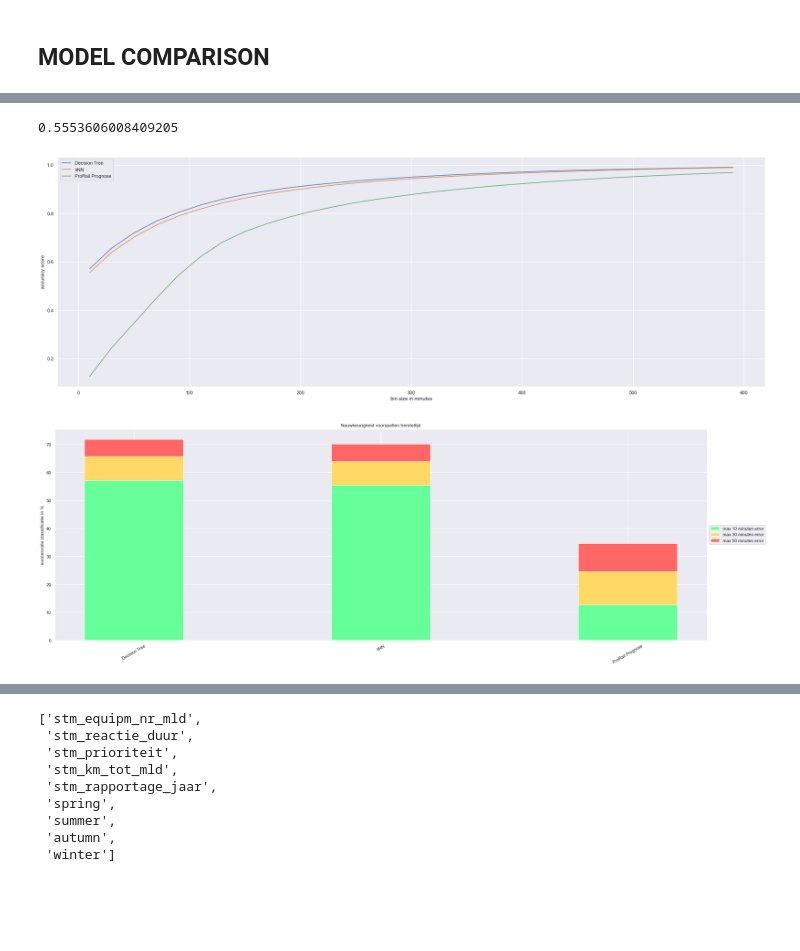
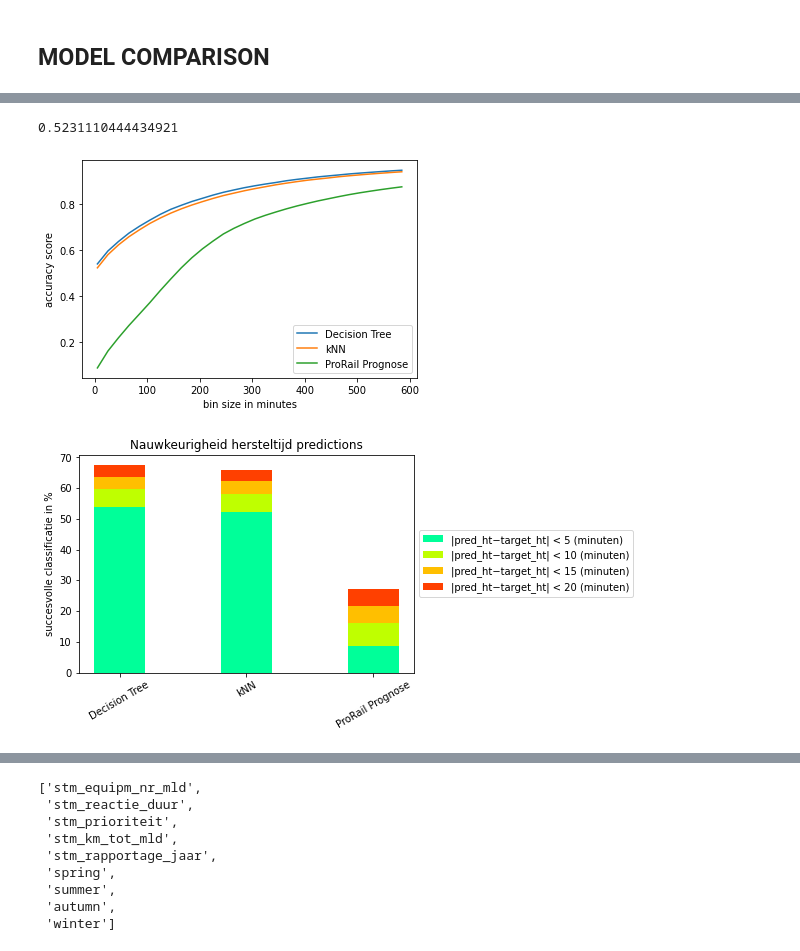
Before and after one commit to Verrem98/Prorail_project, a Jupyter notebook: base_model.ipynb, the cells around one changed output, grey strips where cells are left out. Drawn from its saved outputs; the diff is of its cells as text; code cells hidden in the pictures; blank space fills up the shorter version.

Commit message:
Bin size kleiner gemaakt, modellen verbeterd, ML graph aangepast

```diff
--- a/base_model.ipynb
+++ b/base_model.ipynb
@@ -43,6 +43,9 @@ def get_accuracy(r,zip_list):
 # %% [markdown]
 <h2>Data Cleaning </h2>
 # %%
+# we willen alleen durations die niet gelijk zijn aan 0 en kleiner zijn dan 8 uur
+df = df[(df.stm_fh_duur != 0) & (df.stm_fh_duur <= 480)]
+
 # ik zorg er hier voor dat de 'stm_progfh_in_duur' kolom naar floats gecast wordt
 df.stm_progfh_in_duur = df.stm_progfh_in_duur.apply(lambda x: float(str(x).replace('-','').replace('*','').strip()))
 
@@ -76,16 +79,15 @@ cg = pd.read_excel('Contractgebiedcodes.xlsx') #Contract gebied storing
 cg = cg.rename(columns={'Code': 'stm_contractgeb_gst'})
 df = df.merge(cg, on = 'stm_contractgeb_gst', how = 'outer')
 
+
+
 # maak target var bins zodat we classification kunnen gebruiken
-error_margin  = 10
-bins = [x for x in range(0,900,error_margin)]
+error_margin  = 5
+bins = [x for x in range(0,480,error_margin)]
 labels = [x for x in range(1,len(bins))]
 df['duration_bin'] = pd.cut(df['stm_fh_duur'], bins = bins, labels=labels)
 
 
-# we willen alleen durations die niet gelijk zijn aan 0 en kleiner zijn dan 8 uur
-df = df[(df.stm_fh_duur != 0) & (df.duration_bin <= 48)]
-
 
 # kolom voor meltijd h
 df['meldtijd_h'] = df.stm_sap_meldtijd.str.split(':').str[0]
@@ -189,3 +177,0 @@ dtype: float64
-# %%
-sns.set(rc = {'figure.figsize':(30,10)})
-sns.heatmap(corrMatrix, annot=True)
@@ -204,76 +183,72 @@ kn_df = df[['duration_bin','stm_equipm_nr_mld','stm_reactie_duur', 'stm_priorite
 X = kn_df.drop(columns = ['duration_bin'])
 y = kn_df.duration_bin
 
+
 X_train_kn, X_test_kn, y_train_kn, y_test_kn = train_test_split(X, y, test_size=0.2)
 
 clf2 = KNeighborsClassifier(n_neighbors = 1).fit(X_train_kn, y_train_kn)
 
 y_pred_kn = clf2.predict(X_test_kn)
+
+y2_ax = [get_accuracy(x, list(zip(list(y_test_kn), y_pred_kn))) for x in range(0,30)]
+
 accuracy_score(y_test_kn,y_pred_kn)
 # %% [output]
-0.5553606008409205
+0.5231110444434921
 # %%
-bins = [x for x in range(0,900,error_margin)]
+# vergelijk prorail prognose van hersteltijd met daadwerkelijke hersteltijd
+bins = [x for x in range(0,480,error_margin)]
 labels = [x for x in range(1,len(bins))]
 prog_df = df.copy()[['stm_progfh_in_duur','duration_bin']]
 prog_df = column_outlier('a', prog_df.copy(), ['stm_progfh_in_duur'])
 prog_df['prog_duration_bin'] = pd.cut(prog_df['stm_progfh_in_duur'], bins = bins, labels=labels)
 prog_df = prog_df.dropna()
 prog_df = prog_df[['duration_bin', 'prog_duration_bin']]
+
+y3_ax = [get_accuracy(x, list(zip(list(prog_df.duration_bin), list(prog_df.prog_duration_bin)))) for x in range(0,30)]
 # %%
 x_ax = [error_margin +(20*x) for x in range(0,30)]
-
-y1_ax = [get_accuracy(x, list(zip(list(y_test_dt), y_pred_dt))) for x in range(0,30)]
-y2_ax = [get_accuracy(x, list(zip(list(y_test_kn), y_pred_kn))) for x in range(0,30)]
-
-df_co = df.copy()[['Oorzaak', 'duration_bin']].dropna()
-X = df_co['Oorzaak']
-y = df_co['duration_bin']
-
-X_train, X_test, y_train, y_test = train_test_split(X, y, test_size=0.2)
-
-
-y3_ax = [get_accuracy(x, list(zip(list(prog_df.duration_bin), list(prog_df.prog_duration_bin)))) for x in range(0,30)]
 
 
 plt.plot(x_ax,y1_ax, label = 'Decision Tree')
 plt.plot(x_ax,y2_ax, label = 'kNN')
 plt.plot(x_ax,y3_ax, label = 'ProRail Prognose')
 
 
-
 plt.xlabel('bin size in minutes')
 plt.ylabel('accuracy score')
 
 plt.legend()
 plt.show()
 # %% [output]
-[figure, old version]
+[figure, new version]
 # %%
 labels = ['Decision Tree', 'kNN', 'ProRail Prognose']
 
-min_10 = [100 * eval(f"y{i}_ax[0]") for i in range(1,len(labels)+1)]
-min_30 = [100 * (eval(f"y{i}_ax[1]") - eval(f"y{i}_ax[0]")) for i in range(1,len(labels)+1)]
-min_50 = [100 * (eval(f"y{i}_ax[2]") - eval(f"y{i}_ax[1]")) for i in range(1,len(labels)+1)]
+bar_1 = [100 * eval(f"y{i}_ax[0]") for i in range(1,len(labels)+1)]
+bar_2 = [100 * (eval(f"y{i}_ax[1]") - eval(f"y{i}_ax[0]")) for i in range(1,len(labels)+1)]
+bar_3 = [100 * (eval(f"y{i}_ax[2]") - eval(f"y{i}_ax[1]")) for i in range(1,len(labels)+1)]
+bar_4 = [100 * (eval(f"y{i}_ax[3]") - eval(f"y{i}_ax[2]")) for i in range(1,len(labels)+1)]
 
 width = 0.4
 
 fig, ax = plt.subplots()
 
-ax.bar(labels, min_10, width, label='max 10 minuten error', color = '#66ff99')
-ax.bar(labels, min_30, width ,bottom=min_10,label='max 30 minuten error', color = '#ffd966')
-ax.bar(labels, min_50, width ,bottom=(np.array(min_30) + np.array(min_10)),label='max 50 minuten error', color = '#ff6666')
+ax.bar(labels, bar_1, width, label=f'|pred_ht−target_ht| < {error_margin} (minuten)', color = '#00ff99')
+ax.bar(labels, bar_2, width ,bottom=bar_1,label=f'|pred_ht−target_ht| < {2*error_margin} (minuten)', color = '#bfff00')
+ax.bar(labels, bar_3, width ,bottom=(np.array(bar_2) + np.array(bar_1)),label=f'|pred_ht−target_ht| < {3*error_margin} (minuten)', color = '#ffbf00')
+ax.bar(labels, bar_4, width ,bottom=(np.array(bar_2) + np.array(bar_1) + np.array(bar_3)),label=f'|pred_ht−target_ht| < {4*error_margin} (minuten)', color = '#ff4000')
 
 
 ax.set_ylabel('succesvolle classificatie in %')
-ax.set_title('Nauwkeurigheid voorspellen hersteltijd')
+ax.set_title('Nauwkeurigheid hersteltijd predictions')
 
 ax.legend(loc='center left', bbox_to_anchor=(1, 0.5))
 plt.xticks(rotation=30)
 
 plt.show()
 # %% [output]
-[figure, old version]
+[figure, new version]
 # %%
 list(X_train_dt.columns)
 # %% [output]
```
Also changed, not shown: parts of 14 cells of this notebook.
